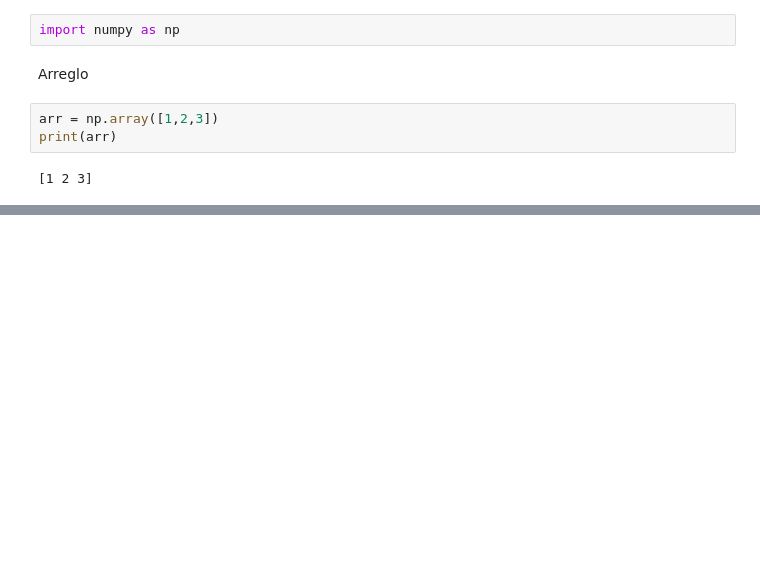
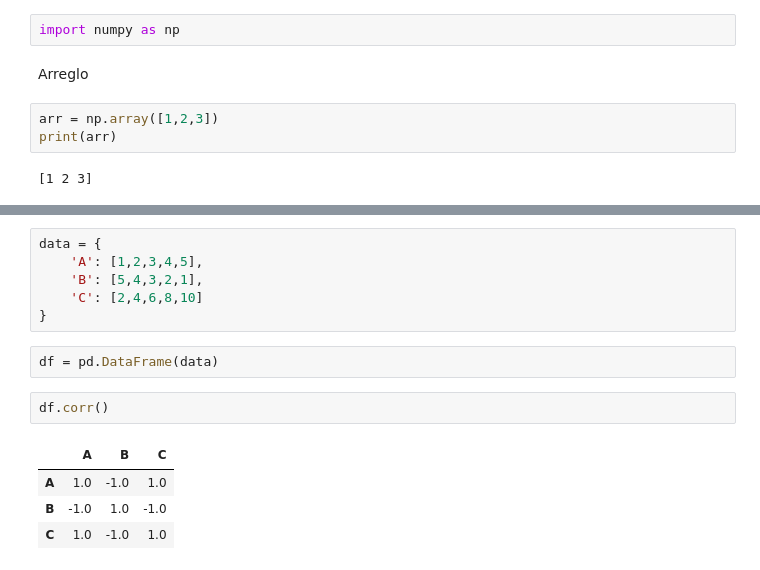
Before and after one commit to Jesusiacent/Clase-de-Python, a Jupyter notebook: test.ipynb, the cells around one changed output, grey strips where cells are left out. Cells and saved outputs as stored; diff of their text form; blank space fills up the shorter version.

```diff
--- a/test.ipynb
+++ b/test.ipynb
@@ -26,0 +415,15 @@ print(arr)
+# %%
+data = {
+    'A': [1,2,3,4,5],
+    'B': [5,4,3,2,1],
+    'C': [2,4,6,8,10]
+}
+# %%
+df = pd.DataFrame(data)
+# %%
+df.corr()
+# %% [output]
+|  | A | B | C |
+| A | 1.0 | -1.0 | 1.0 |
+| B | -1.0 | 1.0 | -1.0 |
+| C | 1.0 | -1.0 | 1.0 |
```
Also changed, not shown: parts of 57 cells of this notebook, 2 other files.
